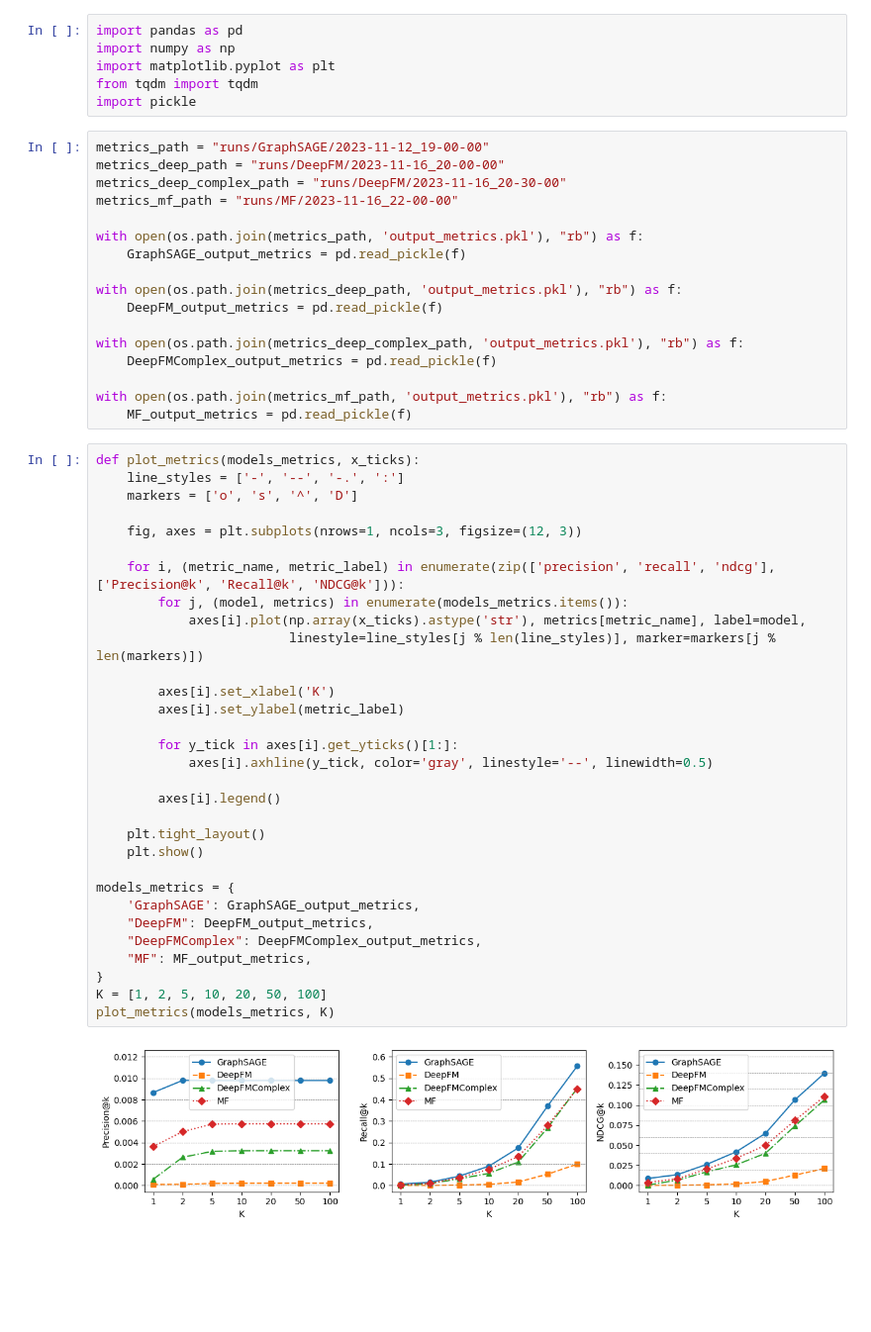
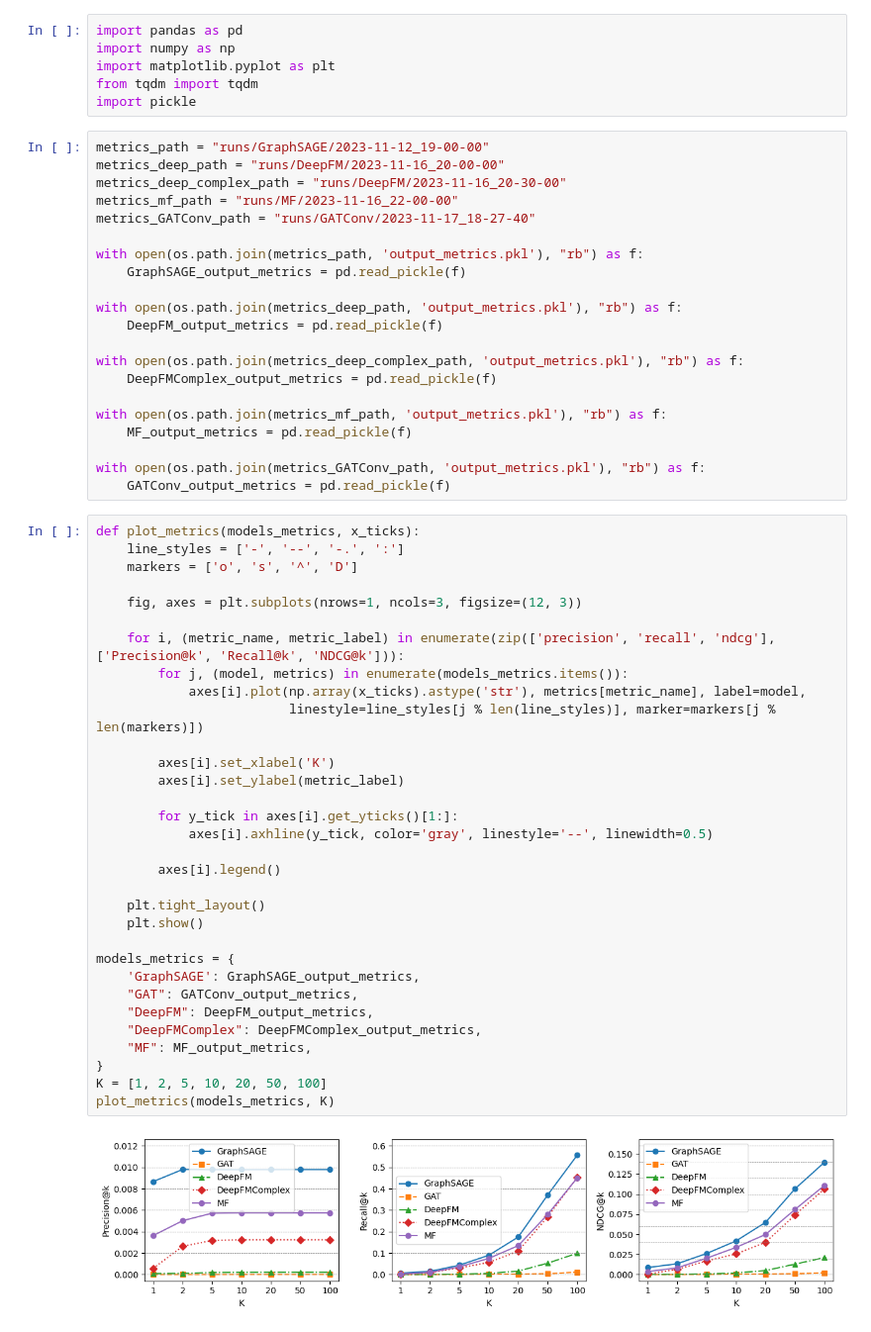
Before and after one commit to milymilek/recsys, a Jupyter notebook: notebooks/steam/plot_metrics.ipynb, the cells around one changed output. Shown: that part at 99% size. Saved outputs shown, nothing was run; the diff lists cells and outputs as text; blank space fills up the shorter version.

Commit message:
- more Graph NN models added with metrics evaluation

```diff
--- a/notebooks/steam/plot_metrics.ipynb
+++ b/notebooks/steam/plot_metrics.ipynb
@@ -18,6 +18,7 @@ metrics_path = "runs/GraphSAGE/2023-11-12_19-00-00"
 metrics_deep_path = "runs/DeepFM/2023-11-16_20-00-00"
 metrics_deep_complex_path = "runs/DeepFM/2023-11-16_20-30-00"
 metrics_mf_path = "runs/MF/2023-11-16_22-00-00"
+metrics_GATConv_path = "runs/GATConv/2023-11-17_18-27-40"
 
 with open(os.path.join(metrics_path, 'output_metrics.pkl'), "rb") as f:
     GraphSAGE_output_metrics = pd.read_pickle(f)
@@ -30,36 +31,40 @@ with open(os.path.join(metrics_deep_complex_path, 'output_metrics.pkl'), "rb") a
 
 with open(os.path.join(metrics_mf_path, 'output_metrics.pkl'), "rb") as f:
     MF_output_metrics = pd.read_pickle(f)
+
+with open(os.path.join(metrics_GATConv_path, 'output_metrics.pkl'), "rb") as f:
+    GATConv_output_metrics = pd.read_pickle(f)
 # %%
 def plot_metrics(models_metrics, x_ticks):
     line_styles = ['-', '--', '-.', ':']
     markers = ['o', 's', '^', 'D']
 
     fig, axes = plt.subplots(nrows=1, ncols=3, figsize=(12, 3))
 
     for i, (metric_name, metric_label) in enumerate(zip(['precision', 'recall', 'ndcg'], ['Precision@k', 'Recall@k', 'NDCG@k'])):
         for j, (model, metrics) in enumerate(models_metrics.items()):
             axes[i].plot(np.array(x_ticks).astype('str'), metrics[metric_name], label=model,
                          linestyle=line_styles[j % len(line_styles)], marker=markers[j % len(markers)])
 
         axes[i].set_xlabel('K')
         axes[i].set_ylabel(metric_label)
 
         for y_tick in axes[i].get_yticks()[1:]:
             axes[i].axhline(y_tick, color='gray', linestyle='--', linewidth=0.5)
 
         axes[i].legend()
 
     plt.tight_layout()
     plt.show()
 
 models_metrics = {
     'GraphSAGE': GraphSAGE_output_metrics,
+    "GAT": GATConv_output_metrics,
     "DeepFM": DeepFM_output_metrics,
     "DeepFMComplex": DeepFMComplex_output_metrics,
     "MF": MF_output_metrics,
 }
 K = [1, 2, 5, 10, 20, 50, 100]
 plot_metrics(models_metrics, K)
 # %% [output]
-[figure, old version]
+[figure, new version]
```
Also changed, not shown: 6 other files.
